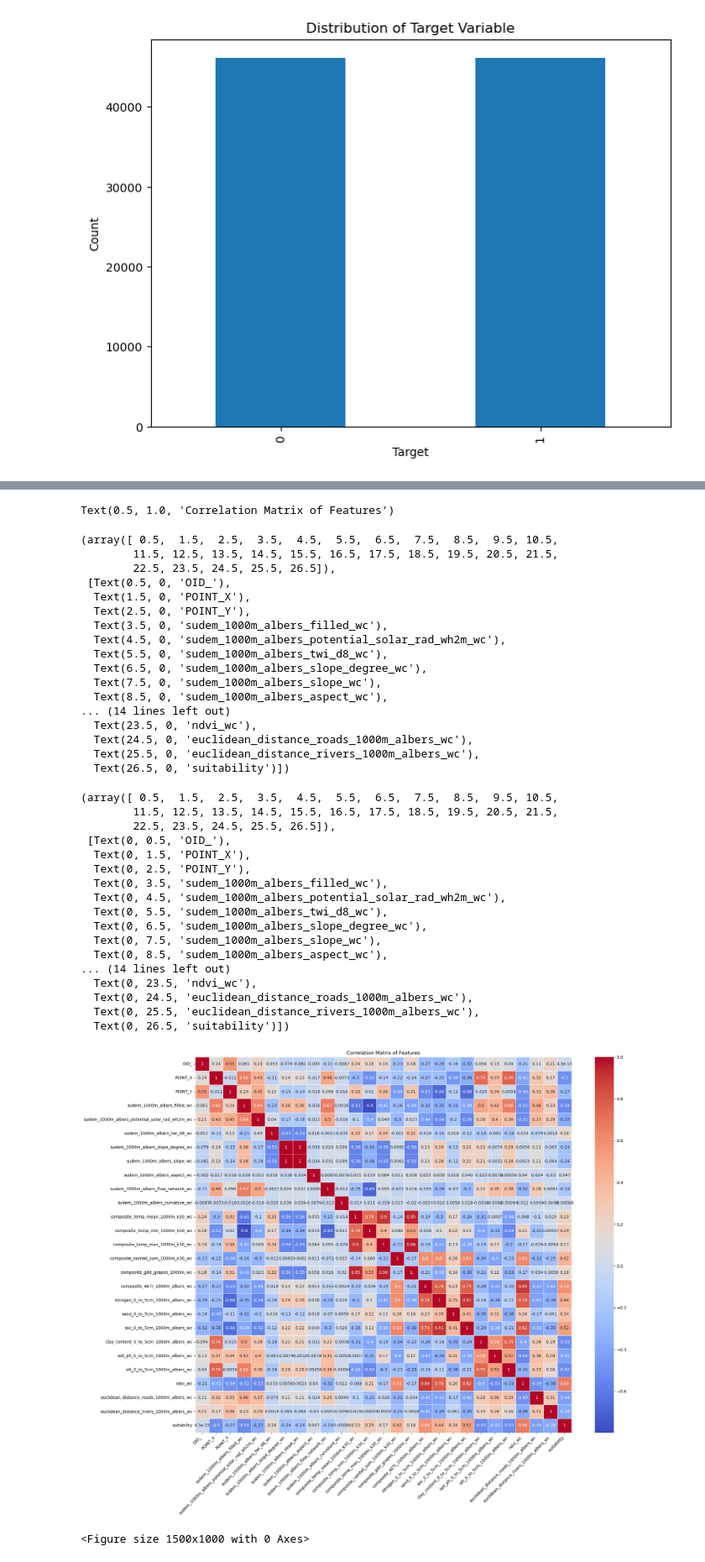
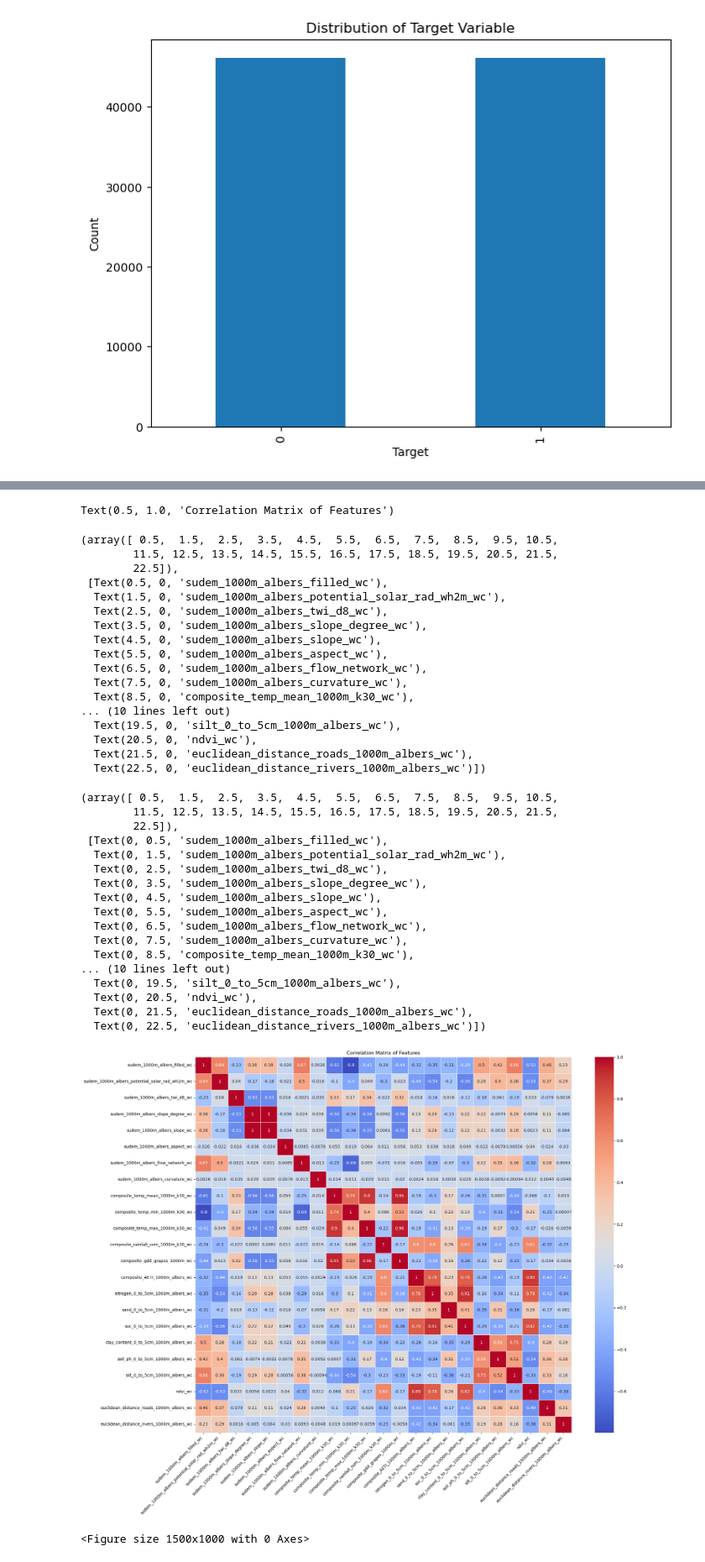
Before and after one commit to charlesmudima/vineyard-establishment-using-xgboost, a Jupyter notebook: xgboost-data-visualisation.ipynb, the cells around one changed output, grey strips where cells are left out. Shown at 84% size. Drawn from its saved outputs; the diff is of its cells as text; code cells hidden in the pictures.

```diff
--- a/xgboost-data-visualisation.ipynb
+++ b/xgboost-data-visualisation.ipynb
@@ -421,53 +421,58 @@ Text(0, 0.5, 'Count')
 [figure]
 # %%
 # Correlation matrix of features
+
+# drop OID__, POINT_X, POINT_Y, suitability columns
+columns_to_drop = ['suitability', 'OID_', 'POINT_X', 'POINT_Y']
+features = combined_df.drop(columns=columns_to_drop)
+
 plt.figure(figsize=(20, 16))
-correlation_matrix = combined_df.corr()
+correlation_matrix = features.corr()
 sns.heatmap(correlation_matrix, annot=True, cmap='coolwarm', linewidths=0.5)
 plt.title('Correlation Matrix of Features')
 plt.xticks(rotation=45, ha='right')
 plt.yticks(rotation=0)
 plt.tight_layout()
 plt.show()
 # %% [output]
 <Figure size 2000x1600 with 0 Axes>
 <Axes: >
 Text(0.5, 1.0, 'Correlation Matrix of Features')
 (array([ 0.5,  1.5,  2.5,  3.5,  4.5,  5.5,  6.5,  7.5,  8.5,  9.5, 10.5,
         11.5, 12.5, 13.5, 14.5, 15.5, 16.5, 17.5, 18.5, 19.5, 20.5, 21.5,
-        22.5, 23.5, 24.5, 25.5, 26.5]),
- [Text(0.5, 0, 'OID_'),
-  Text(1.5, 0, 'POINT_X'),
-  Text(2.5, 0, 'POINT_Y'),
-  Text(3.5, 0, 'sudem_1000m_albers_filled_wc'),
-  Text(4.5, 0, 'sudem_1000m_albers_potential_solar_rad_wh2m_wc'),
-  Text(5.5, 0, 'sudem_1000m_albers_twi_d8_wc'),
-  Text(6.5, 0, 'sudem_1000m_albers_slope_degree_wc'),
-  Text(7.5, 0, 'sudem_1000m_albers_slope_wc'),
-  Text(8.5, 0, 'sudem_1000m_albers_aspect_wc'),
-... (14 lines left out)
-  Text(23.5, 0, 'ndvi_wc'),
-  Text(24.5, 0, 'euclidean_distance_roads_1000m_albers_wc'),
-  Text(25.5, 0, 'euclidean_distance_rivers_1000m_albers_wc'),
-  Text(26.5, 0, 'suitability')])
+        22.5]),
+ [Text(0.5, 0, 'sudem_1000m_albers_filled_wc'),
+  Text(1.5, 0, 'sudem_1000m_albers_potential_solar_rad_wh2m_wc'),
+  Text(2.5, 0, 'sudem_1000m_albers_twi_d8_wc'),
+  Text(3.5, 0, 'sudem_1000m_albers_slope_degree_wc'),
+  Text(4.5, 0, 'sudem_1000m_albers_slope_wc'),
+  Text(5.5, 0, 'sudem_1000m_albers_aspect_wc'),
+  Text(6.5, 0, 'sudem_1000m_albers_flow_network_wc'),
+  Text(7.5, 0, 'sudem_1000m_albers_curvature_wc'),
+  Text(8.5, 0, 'composite_temp_mean_1000m_k30_wc'),
+... (10 lines left out)
+  Text(19.5, 0, 'silt_0_to_5cm_1000m_albers_wc'),
+  Text(20.5, 0, 'ndvi_wc'),
+  Text(21.5, 0, 'euclidean_distance_roads_1000m_albers_wc'),
+  Text(22.5, 0, 'euclidean_distance_rivers_1000m_albers_wc')])
 (array([ 0.5,  1.5,  2.5,  3.5,  4.5,  5.5,  6.5,  7.5,  8.5,  9.5, 10.5,
         11.5, 12.5, 13.5, 14.5, 15.5, 16.5, 17.5, 18.5, 19.5, 20.5, 21.5,
-        22.5, 23.5, 24.5, 25.5, 26.5]),
- [Text(0, 0.5, 'OID_'),
-  Text(0, 1.5, 'POINT_X'),
-  Text(0, 2.5, 'POINT_Y'),
-  Text(0, 3.5, 'sudem_1000m_albers_filled_wc'),
-  Text(0, 4.5, 'sudem_1000m_albers_potential_solar_rad_wh2m_wc'),
-  Text(0, 5.5, 'sudem_1000m_albers_twi_d8_wc'),
-  Text(0, 6.5, 'sudem_1000m_albers_slope_degree_wc'),
-  Text(0, 7.5, 'sudem_1000m_albers_slope_wc'),
-  Text(0, 8.5, 'sudem_1000m_albers_aspect_wc'),
-... (14 lines left out)
-  Text(0, 23.5, 'ndvi_wc'),
-  Text(0, 24.5, 'euclidean_distance_roads_1000m_albers_wc'),
-  Text(0, 25.5, 'euclidean_distance_rivers_1000m_albers_wc'),
-  Text(0, 26.5, 'suitability')])
+        22.5]),
+ [Text(0, 0.5, 'sudem_1000m_albers_filled_wc'),
+  Text(0, 1.5, 'sudem_1000m_albers_potential_solar_rad_wh2m_wc'),
+  Text(0, 2.5, 'sudem_1000m_albers_twi_d8_wc'),
+  Text(0, 3.5, 'sudem_1000m_albers_slope_degree_wc'),
+  Text(0, 4.5, 'sudem_1000m_albers_slope_wc'),
+  Text(0, 5.5, 'sudem_1000m_albers_aspect_wc'),
+  Text(0, 6.5, 'sudem_1000m_albers_flow_network_wc'),
+  Text(0, 7.5, 'sudem_1000m_albers_curvature_wc'),
+  Text(0, 8.5, 'composite_temp_mean_1000m_k30_wc'),
+... (10 lines left out)
+  Text(0, 19.5, 'silt_0_to_5cm_1000m_albers_wc'),
+  Text(0, 20.5, 'ndvi_wc'),
+  Text(0, 21.5, 'euclidean_distance_roads_1000m_albers_wc'),
+  Text(0, 22.5, 'euclidean_distance_rivers_1000m_albers_wc')])
-[figure, old version]
+[figure, new version]
 # %%
 # Distribution of each feature
 plt.figure(figsize=(15, 10))
```
Also changed, not shown: parts of 27 cells of this notebook.
